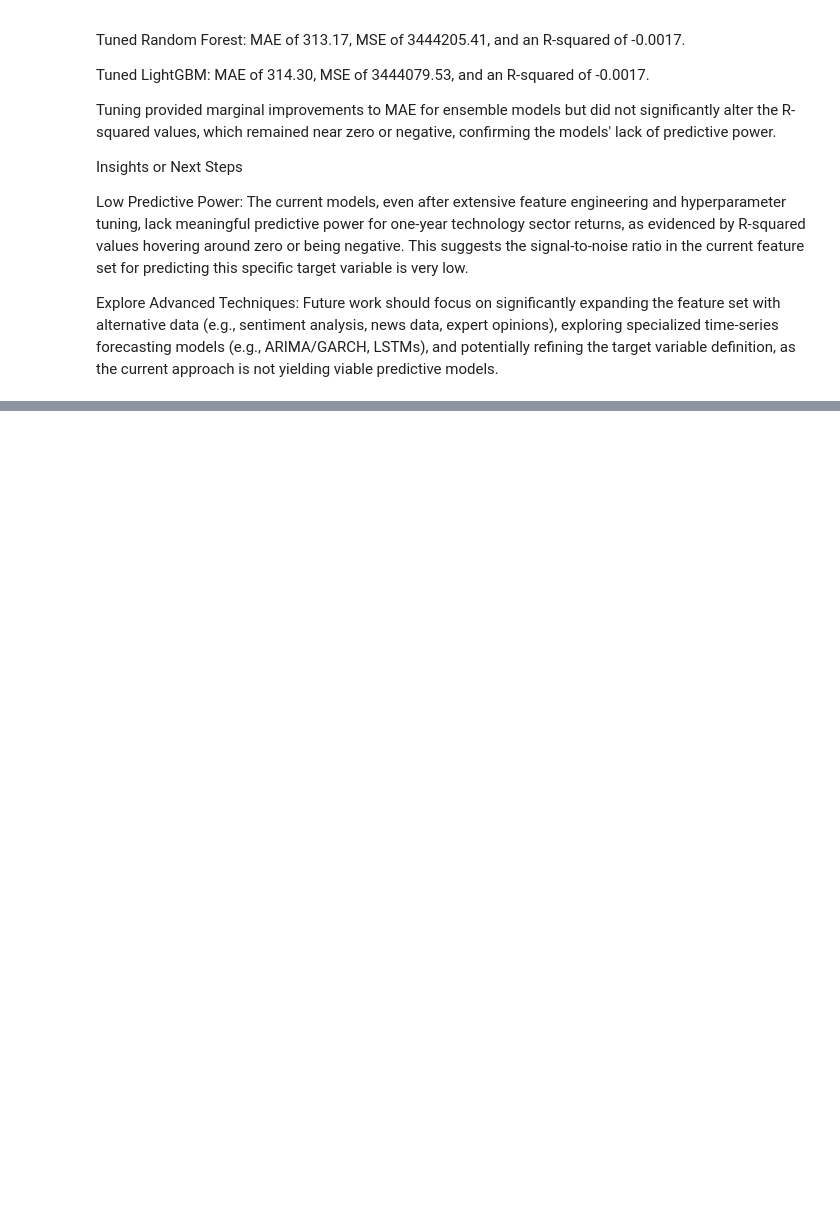
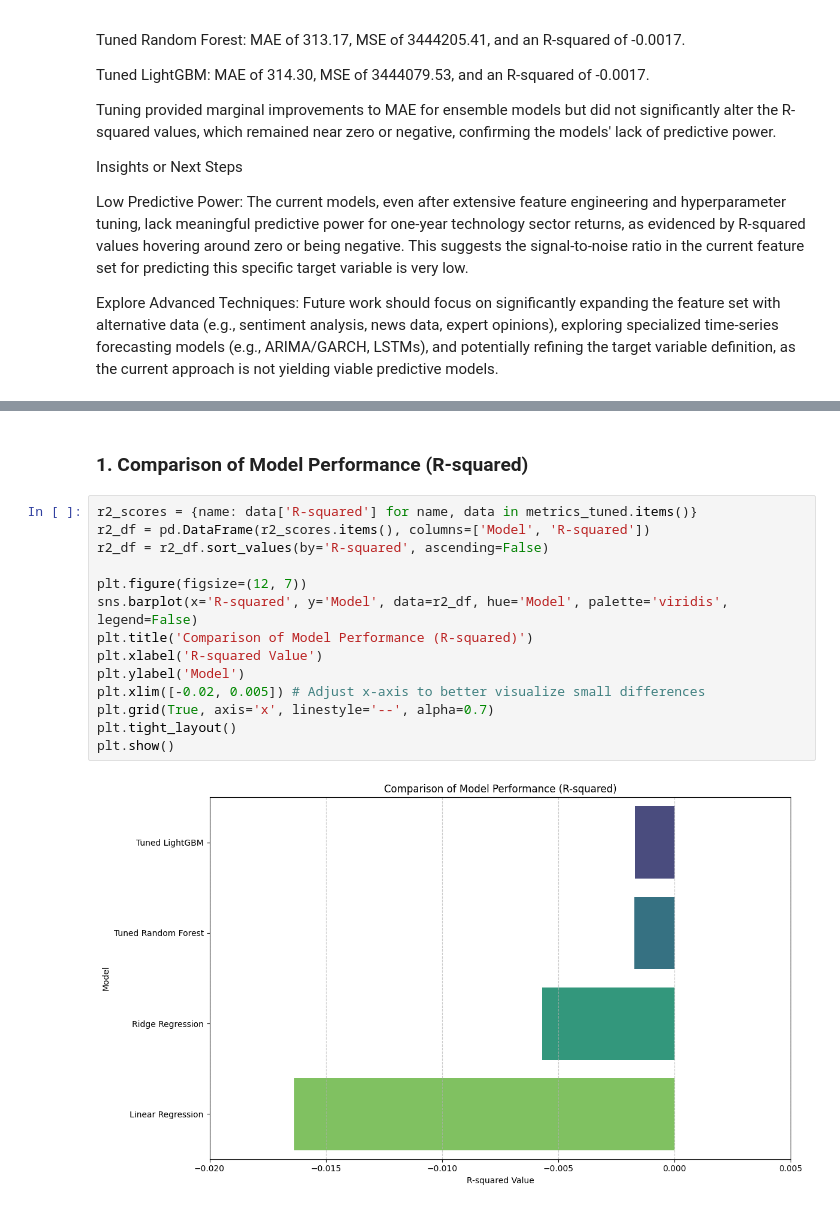
Before and after one commit to brysonchristensen/IS-4487, a Jupyter notebook: IS_4487_Group_Project_Notebook_1.2.ipynb, the cells around one changed output, grey strips where cells are left out. Drawn from its saved outputs; the diff is of its cells as text; blank space fills up the shorter version.

```diff
--- a/IS_4487_Group_Project_Notebook_1.2.ipynb
+++ b/IS_4487_Group_Project_Notebook_1.2.ipynb
@@ -1976,0 +1985,18 @@ Explore Advanced Techniques: Future work should focus on significantly expanding
+# %% [markdown]
+### 1. Comparison of Model Performance (R-squared)
+# %%
+r2_scores = {name: data['R-squared'] for name, data in metrics_tuned.items()}
+r2_df = pd.DataFrame(r2_scores.items(), columns=['Model', 'R-squared'])
+r2_df = r2_df.sort_values(by='R-squared', ascending=False)
+
+plt.figure(figsize=(12, 7))
+sns.barplot(x='R-squared', y='Model', data=r2_df, hue='Model', palette='viridis', legend=False)
+plt.title('Comparison of Model Performance (R-squared)')
+plt.xlabel('R-squared Value')
+plt.ylabel('Model')
+plt.xlim([-0.02, 0.005]) # Adjust x-axis to better visualize small differences
+plt.grid(True, axis='x', linestyle='--', alpha=0.7)
+plt.tight_layout()
+plt.show()
+# %% [output]
+[figure, added]
```
Also changed, not shown: parts of 14 cells of this notebook.
